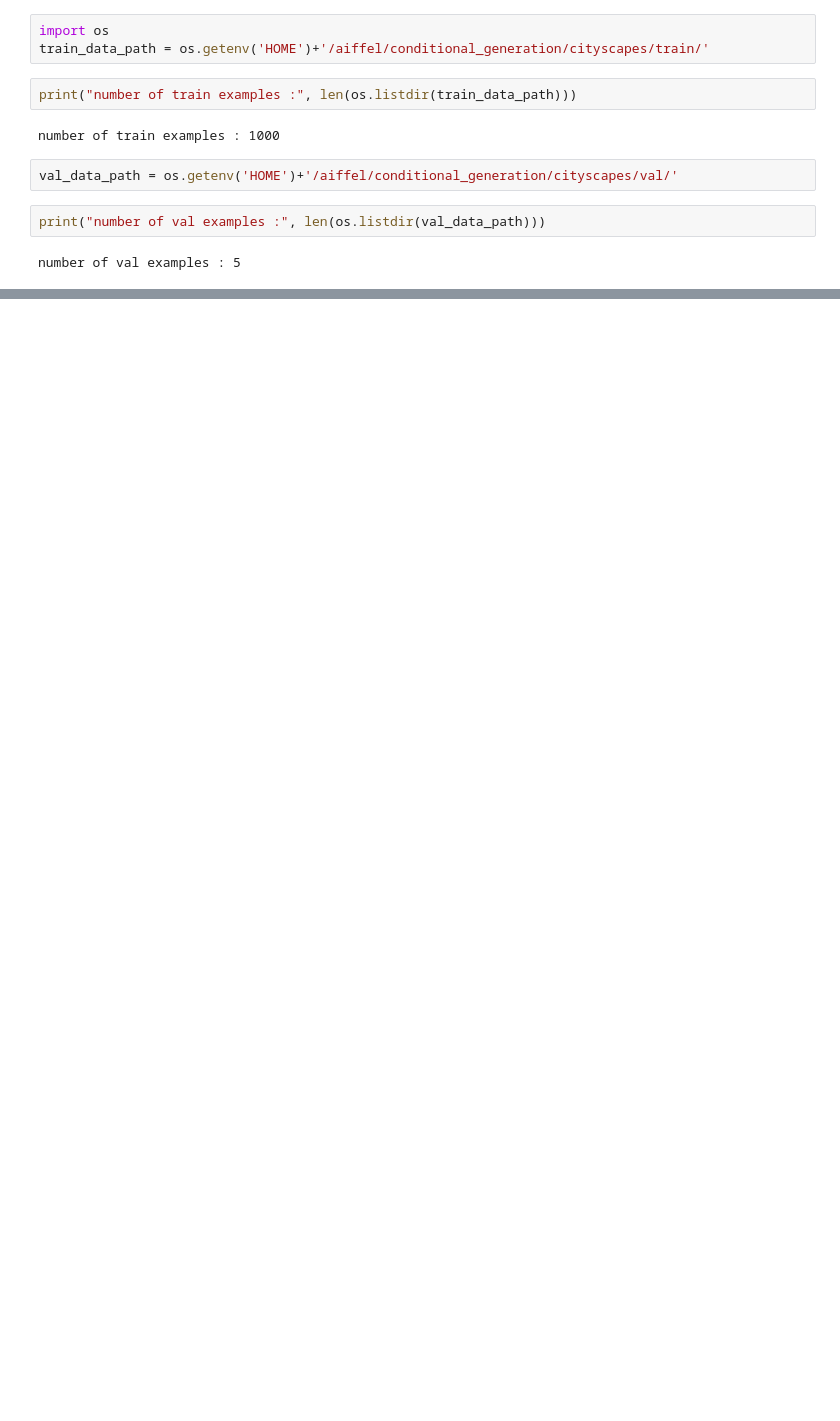
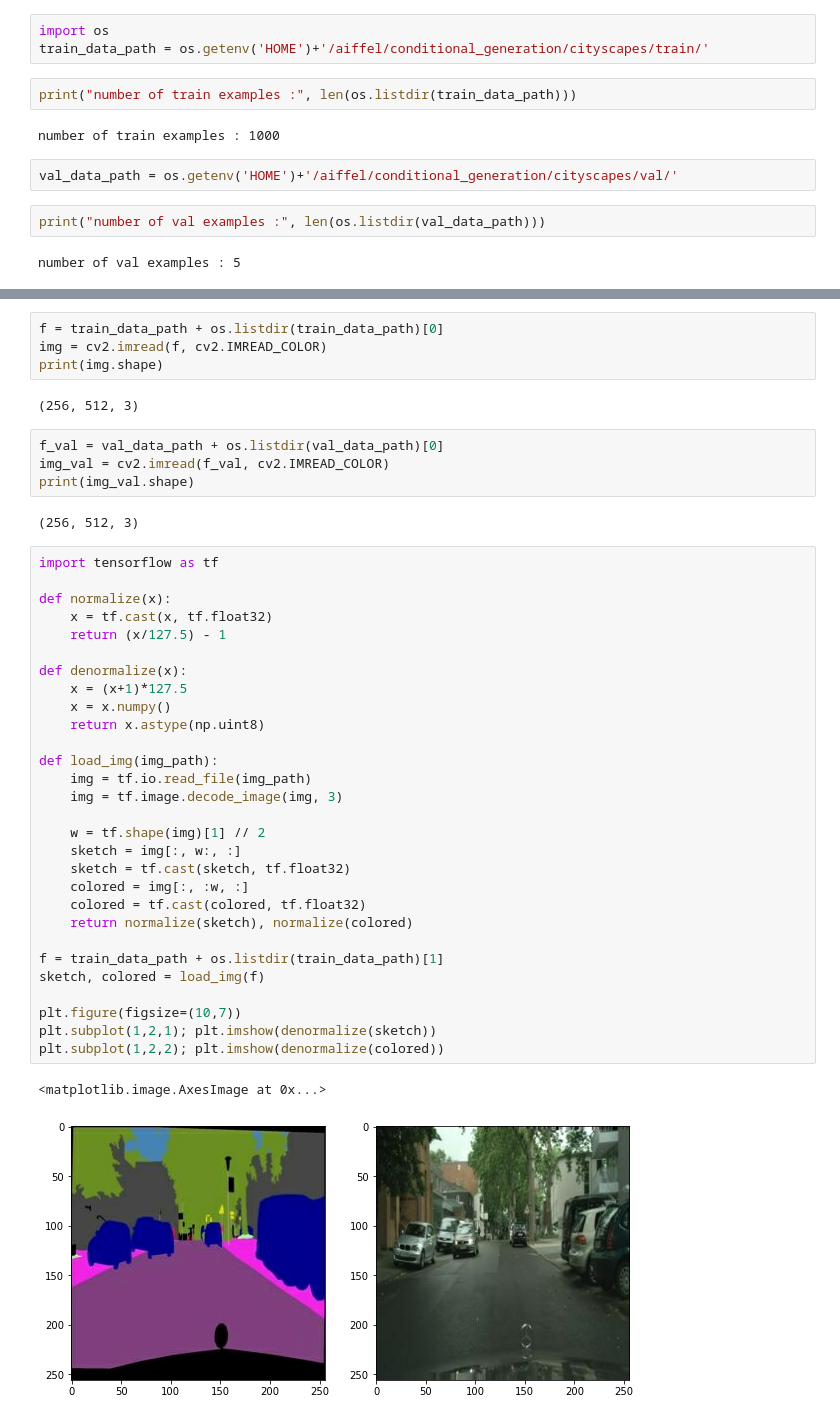
Before and after one commit to JPumpkin645/AIFFEL, a Jupyter notebook: Week_15/Ex_24_Pix2Pix.ipynb, the cells around one changed output, grey strips where cells are left out. Saved outputs shown, nothing was run; the diff lists cells and outputs as text; blank space fills up the shorter version.

```diff
--- a/Week_15/Ex_24_Pix2Pix.ipynb
+++ b/Week_15/Ex_24_Pix2Pix.ipynb
@@ -54,0 +55,44 @@ for i in range(1, 7):
+# %%
+f = train_data_path + os.listdir(train_data_path)[0]
+img = cv2.imread(f, cv2.IMREAD_COLOR)
+print(img.shape)
+# %% [output]
+(256, 512, 3)
+# %%
+f_val = val_data_path + os.listdir(val_data_path)[0]
+img_val = cv2.imread(f_val, cv2.IMREAD_COLOR)
+print(img_val.shape)
+# %% [output]
+(256, 512, 3)
+# %%
+import tensorflow as tf
+
+def normalize(x):
+    x = tf.cast(x, tf.float32)
+    return (x/127.5) - 1
+
+def denormalize(x):
+    x = (x+1)*127.5
+    x = x.numpy()
+    return x.astype(np.uint8)
+
+def load_img(img_path):
+    img = tf.io.read_file(img_path)
+    img = tf.image.decode_image(img, 3)
+
+    w = tf.shape(img)[1] // 2
+    sketch = img[:, w:, :]
+    sketch = tf.cast(sketch, tf.float32)
+    colored = img[:, :w, :]
+    colored = tf.cast(colored, tf.float32)
+    return normalize(sketch), normalize(colored)
+
+f = train_data_path + os.listdir(train_data_path)[1]
+sketch, colored = load_img(f)
+
+plt.figure(figsize=(10,7))
+plt.subplot(1,2,1); plt.imshow(denormalize(sketch))
+plt.subplot(1,2,2); plt.imshow(denormalize(colored))
+# %% [output]
+<matplotlib.image.AxesImage at 0x...>
+[figure, added]
```
Also changed, not shown: parts of 25 cells of this notebook.
